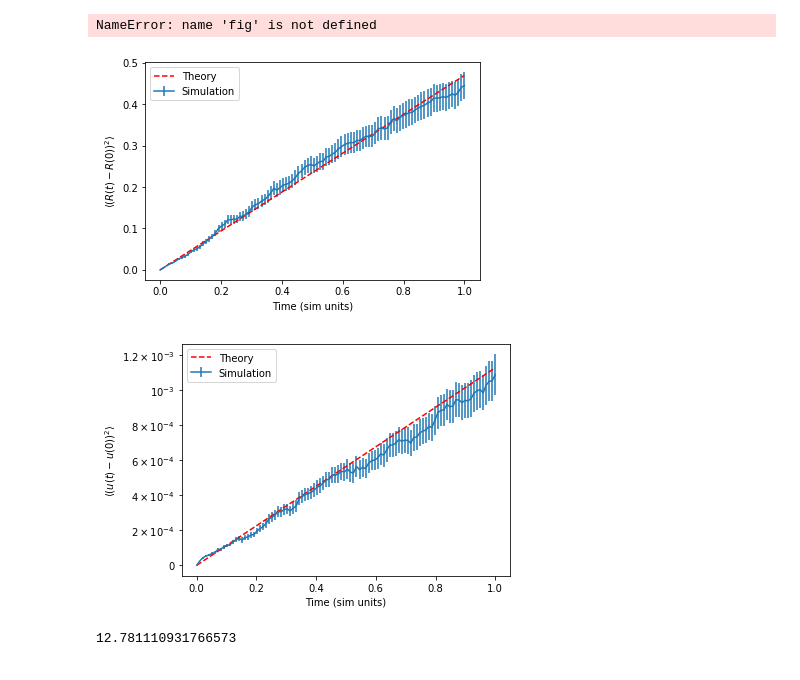
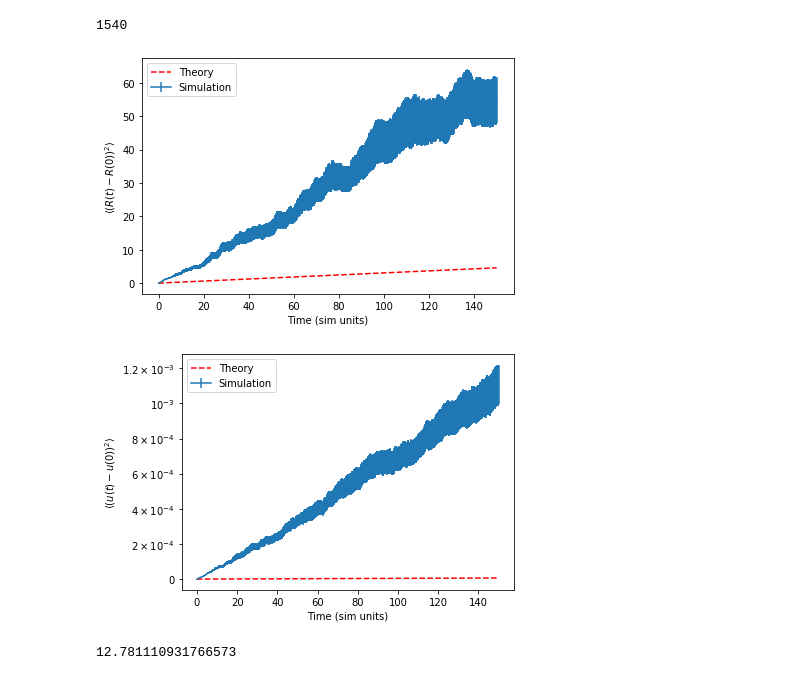
Before and after one commit to jeffmm/simcore, a Jupyter notebook: notebooks/diffusion_from_posits.ipynb, the cells around one changed output. Cells and saved outputs as stored; diff of their text form; code cells hidden in the pictures.

```diff
--- a/notebooks/diffusion_from_posits.ipynb
+++ b/notebooks/diffusion_from_posits.ipynb
@@ -51,3 +53,31 @@ _ = PositReader('../filament_test_filament.posit').make_human_readable()
 # %%
-params = pd.read_csv("../filament_test_filament.posit.hr", delim_whitespace=True, nrows=1)
-posits = pd.read_csv("../filament_test_filament.posit.hr", skiprows=3, delim_whitespace=True, header=None)
+params = pd.read_csv("filament_diffusion_check_filament_generic.posit.hr", delim_whitespace=True, nrows=1)
+posits = pd.read_csv("filament_diffusion_check_filament_generic.posit.hr", skiprows=3, delim_whitespace=True, header=None)
+# %%
+n_samples = posits.shape[0]
+n_particles = posits.iloc[0, 0]
+n_folds = 1
+n_it = n_samples//n_folds
+msds = np.zeros((n_it, n_particles*n_folds))
+vcfs = np.zeros((n_it, n_particles*n_folds))
+posits = posits.iloc[:, 1:]
+# %%
+def calcMSD(x):
+    result = x.iloc[:, 0:3] - x.iloc[0, 0:3]
+    result = result.apply(lambda y: y**2)
+    return result.apply(np.sum, axis=1).values
+
+def calcVCF(x):
+    result = x.iloc[:, 6:9] - x.iloc[0, 6:9]
+    result = result.apply(lambda y: y**2)
+    return result.apply(np.sum, axis=1).values
+
+for fold in range(n_folds):
+    msds[:, fold*n_particles:(fold+1)*n_particles] = np.array([calcMSD(
+        posits.iloc[fold*n_it:(fold+1)*n_it, j*11:(j+1)*11]) for j in range(n_particles)]).transpose()
+    vcfs[:, fold*n_particles:(fold+1)*n_particles] = np.array([calcVCF(
+        posits.iloc[fold*n_it:(fold+1)*n_it, j*11:(j+1)*11]) for j in range(n_particles)]).transpose()
+msd = msds.mean(axis=1)
+vcf = vcfs.mean(axis=1)
+msd_err = msds.std(axis=1)/np.sqrt(n_particles*n_folds)
+vcf_err = vcfs.std(axis=1)/np.sqrt(n_particles*n_folds)
@@ -87,19 +142,22 @@ Dcom = np.log(length/diameter)/length
 Drot = 9 * np.log(length/diameter) / length**3
 msd_theory = lambda t: 6*Dcom*t
 vcf_theory = lambda t: 2*(1 - np.exp(-2*Drot*t))
+# %%
+len(msd)
+# %% [output]
+1540
 # %%
 plt.figure()
 plt.errorbar(t, msd, yerr=msd_err, label="Simulation")
 plt.plot(t, msd_theory(t), 'r--', label="Theory")
 plt.legend()
 plt.xlabel("Time (sim units)")
 plt.ylabel(r"$\langle (R(t) - R(0))^2 \rangle$")
-fig.tight_layout()
+plt.tight_layout()
 plt.savefig("msd_l050_lp50k_n100.png", dpi=300)
 plt.show()
 # %% [output]
-NameError: name 'fig' is not defined
-[figure, old version]
+[figure, new version]
 # %%
 plt.figure()
 plt.errorbar(t, vcf, yerr=vcf_err, label="Simulation")
@@ -125,7 +183,7 @@ plt.tight_layout()
 plt.savefig("vcf_l050_lp50k_n100.png", dpi=300)
 plt.show()
 # %% [output]
-[figure, old version]
+[figure, new version]
 # %%
 1/(np.log(50)/50)
 # %% [output]
```
Also changed, not shown: parts of 4 cells of this notebook, 1 other file.
